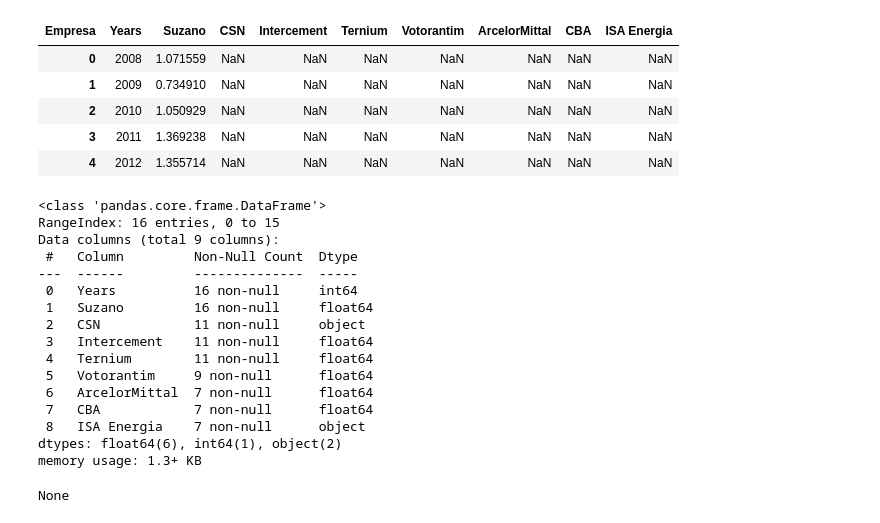
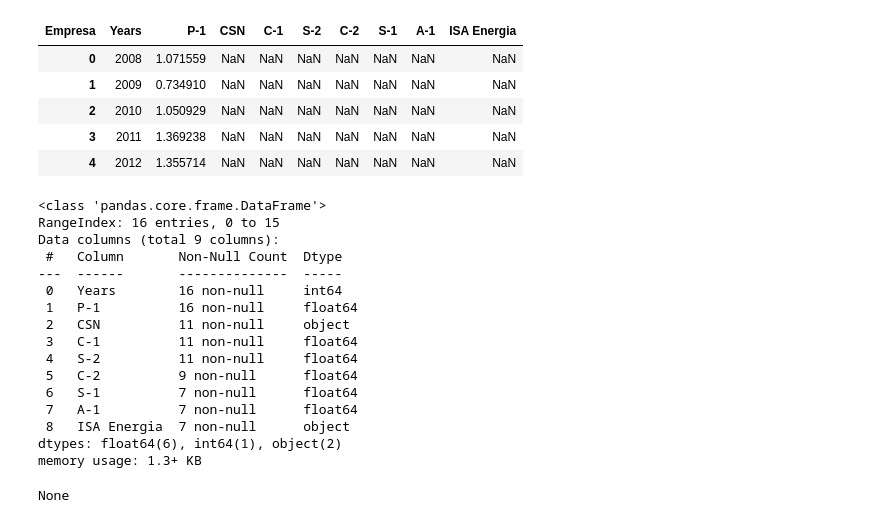
Before and after one commit to thiagoneye/costcaster, a Jupyter notebook: src/main.ipynb, the cells around one changed output. Drawn from its saved outputs; the diff is of its cells as text; code cells hidden in the pictures.

```diff
--- a/src/main.ipynb
+++ b/src/main.ipynb
@@ -27,41 +21,60 @@ from io import BytesIO
 # %%
 # Data Reading
 
-#df = pd.read_excel("../data/Registro Público de Emissões.xlsx")
+# df = pd.read_excel("../data/Registro Público de Emissões.xlsx")
 
 URL = "https://raw.githubusercontent.com/thiagoneye/project-ccus_analysis/main/data/Registro%20P%C3%BAblico%20de%20Emiss%C3%B5es.xlsx"
 response = requests.get(URL)
-df = pd.read_excel(BytesIO(response.content))
+df = pd.read_excel(BytesIO(response.content), engine="openpyxl")
 
 # Data Processing
 
 df = df[df["Escopo"] == "Total"]
 df.drop(columns=["Setor da Indústria", "Escopo"], inplace=True)
 
 df = df.transpose()
 df.columns = df.iloc[0]
 df = df[1:].reset_index()
 df = df.rename(columns={"index": "Years"})
 
 # Company Names
 
-list_of_companies = np.array(["ArcelorMittal", "Votorantim", "Ternium", "Suzano", "CBA", "Intercement"])
+dict_company_names = {
+    "ArcelorMittal": "S-1",
+    "Votorantim": "C-2",
+    "Ternium": "S-2",
+    "Suzano": "P-1",
+    "CBA": "A-1",
+    "Intercement": "C-1",
+}
+
+list_of_companies = list(dict_company_names.values())
+list_of_companies.sort()
+df = df.rename(columns=dict_company_names)
 
 # Dataframe Cleaning
 
 for col in list_of_companies:
     df[col] = df[col].astype(float)
     df[col] = df[col].astype(float)
 
-df.iloc[:, 1:] = df.iloc[:, 1:]/1e6
+# Convert a unit of measurement
 
-common_year = 2017
-df_filtered = df[df.Years >= common_year]
+df.iloc[:, 1:] = df.iloc[:, 1:] / 1e6
+
+# Domain Ranges
+
+past_range = [2008, 2017]
+commom_range = [2017, 2023]
+gap_range = [2024, 2025]
+future_range = [2026, 2031]
+
+# Show Dataframe Informations
 
 display(df.head())
 display(df.info())
 # %% [output]
-| Empresa | Years | Suzano | CSN | Intercement | Ternium | Votorantim | ArcelorMittal | CBA | ISA Energia |
+| Empresa | Years | P-1 | CSN | C-1 | S-2 | C-2 | S-1 | A-1 | ISA Energia |
 | 0 | 2008 | 1.071559 | NaN | NaN | NaN | NaN | NaN | NaN | NaN |
 | 1 | 2009 | 0.734910 | NaN | NaN | NaN | NaN | NaN | NaN | NaN |
 | 2 | 2010 | 1.050929 | NaN | NaN | NaN | NaN | NaN | NaN | NaN |
@@ -70,17 +83,17 @@ display(df.info())
 <class 'pandas.core.frame.DataFrame'>
 RangeIndex: 16 entries, 0 to 15
 Data columns (total 9 columns):
- #   Column         Non-Null Count  Dtype
----  ------         --------------  -----
- 0   Years          16 non-null     int64
- 1   Suzano         16 non-null     float64
- 2   CSN            11 non-null     object
- 3   Intercement    11 non-null     float64
- 4   Ternium        11 non-null     float64
- 5   Votorantim     9 non-null      float64
- 6   ArcelorMittal  7 non-null      float64
- 7   CBA            7 non-null      float64
- 8   ISA Energia    7 non-null      object
+ #   Column       Non-Null Count  Dtype
+---  ------       --------------  -----
+ 0   Years        16 non-null     int64
+ 1   P-1          16 non-null     float64
+ 2   CSN          11 non-null     object
+ 3   C-1          11 non-null     float64
+ 4   S-2          11 non-null     float64
+ 5   C-2          9 non-null      float64
+ 6   S-1          7 non-null      float64
+ 7   A-1          7 non-null      float64
+ 8   ISA Energia  7 non-null      object
 dtypes: float64(6), int64(1), object(2)
 memory usage: 1.3+ KB
 None
```
Also changed, not shown: parts of 4 cells of this notebook, 3 other files.
